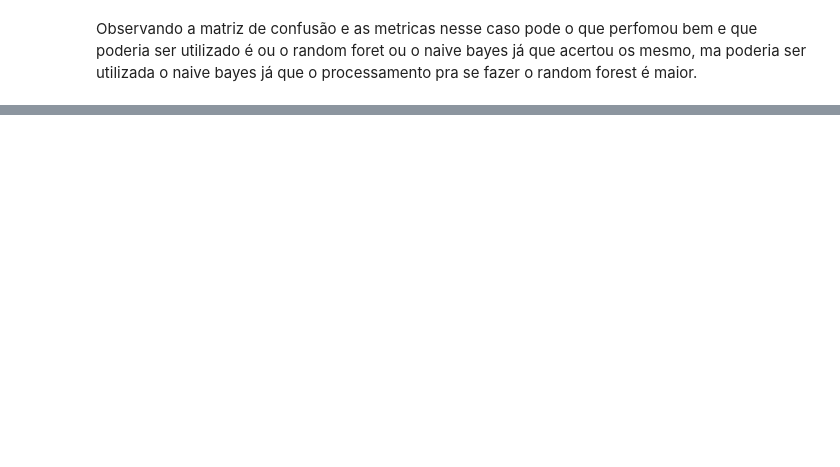
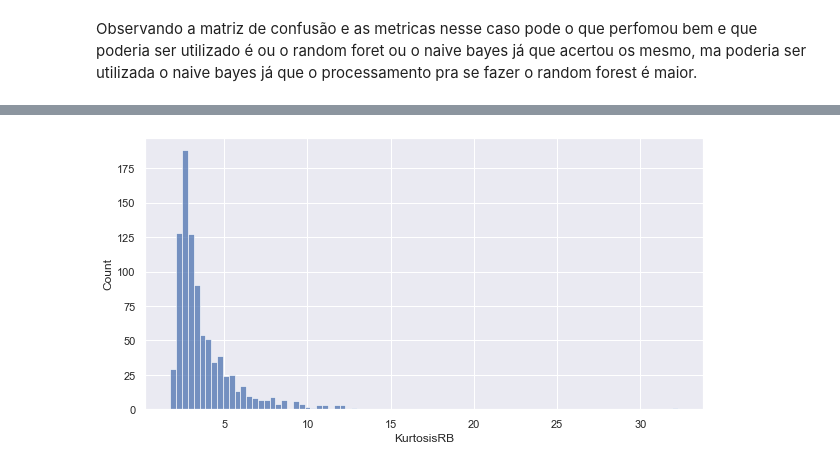
Before and after one commit to gustavoramos82/Classifica-o-Frutas, a Jupyter notebook: frutas.ipynb, the cells around one changed output, grey strips where cells are left out. Cells and saved outputs as stored; diff of their text form; code cells hidden in the pictures; blank space fills up the shorter version.

```diff
--- a/frutas.ipynb
+++ b/frutas.ipynb
@@ -330,0 +530,5 @@ Observando a matriz de confusão e as metricas nesse caso pode o que perfomou be
+# %%
+plt.figure(figsize=(10,5))
+sns.histplot(x='KurtosisRB',data=frutas);
+# %% [output]
+[figure, added]
```
Also changed, not shown: parts of 60 cells of this notebook.
